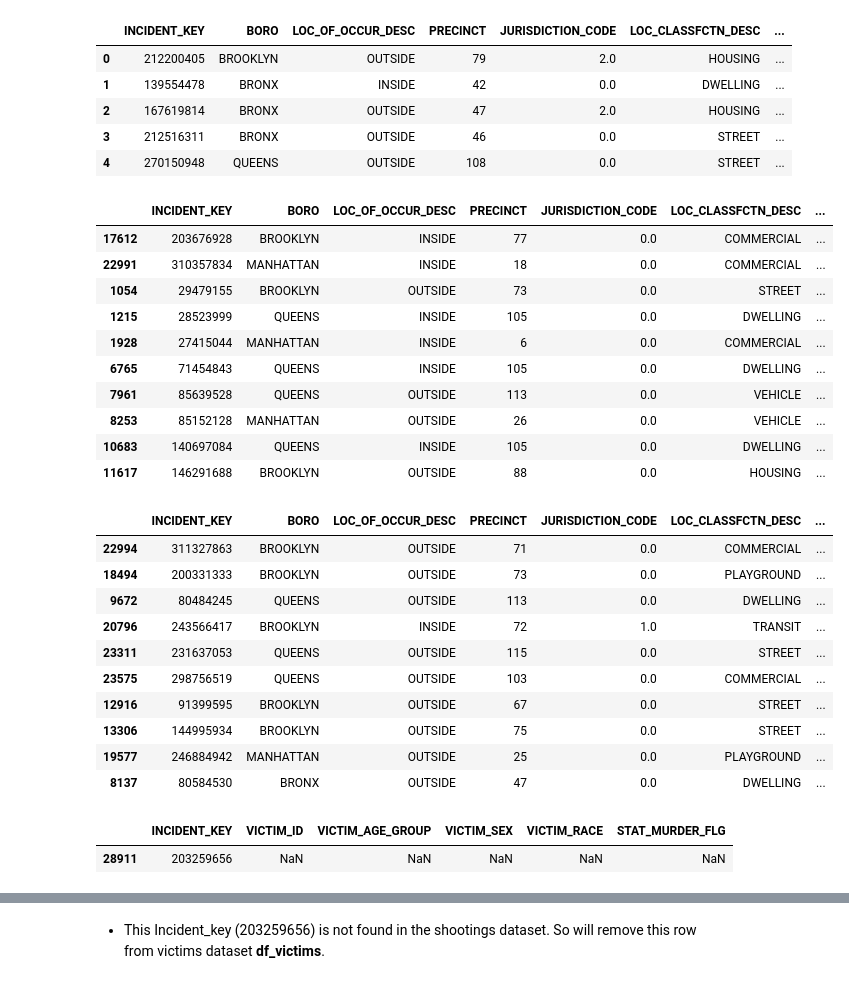
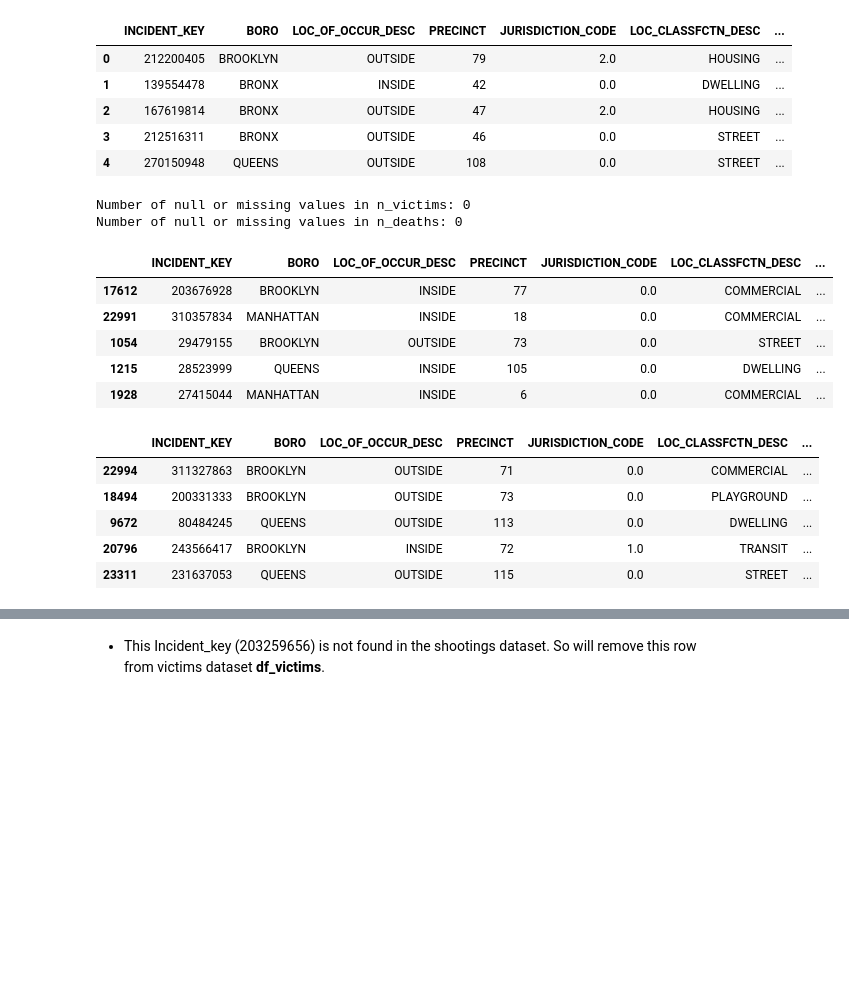
Before and after one commit to StevenKinghorn/NYCOpenData-Shootings-2006-Present, a Jupyter notebook: notebooks/3_EDA.ipynb, the cells around one changed output, grey strips where cells are left out. Cells and saved outputs as stored; diff of their text form; code cells hidden in the pictures; blank space fills up the shorter version.

Commit message:
Most of the EDA is complete for the NYCOpenData Shootings dataset - cleanup is still required.

```diff
--- a/notebooks/3_EDA.ipynb
+++ b/notebooks/3_EDA.ipynb
@@ -142,24 +142,26 @@ df_shootings.head()
 | 2 | 167619814 | BRONX | OUTSIDE | 47 | 2.0 | HOUSING | ... |
 | 3 | 212516311 | BRONX | OUTSIDE | 46 | 0.0 | STREET | ... |
 | 4 | 270150948 | QUEENS | OUTSIDE | 108 | 0.0 | STREET | ... |
+# %%
+#Checking for NaN in n_victims and n_deaths
+print(f"Number of null or missing values in n_victims: {df_shootings['n_victims'].isna().sum()}")
+print(f"Number of null or missing values in n_deaths: {df_shootings['n_deaths'].isna().sum()}")
+# %% [output]
+Number of null or missing values in n_victims: 0
+Number of null or missing values in n_deaths: 0
 # %%
 #What's the max number of deaths in one shooting?
-df_shootings.nlargest(10, 'n_deaths')
+df_shootings.nlargest(5, 'n_deaths')
 # %% [output]
 |  | INCIDENT_KEY | BORO | LOC_OF_OCCUR_DESC | PRECINCT | JURISDICTION_CODE | LOC_CLASSFCTN_DESC | ... |
 | 17612 | 203676928 | BROOKLYN | INSIDE | 77 | 0.0 | COMMERCIAL | ... |
 | 22991 | 310357834 | MANHATTAN | INSIDE | 18 | 0.0 | COMMERCIAL | ... |
 | 1054 | 29479155 | BROOKLYN | OUTSIDE | 73 | 0.0 | STREET | ... |
 | 1215 | 28523999 | QUEENS | INSIDE | 105 | 0.0 | DWELLING | ... |
 | 1928 | 27415044 | MANHATTAN | INSIDE | 6 | 0.0 | COMMERCIAL | ... |
-| 6765 | 71454843 | QUEENS | INSIDE | 105 | 0.0 | DWELLING | ... |
-| 7961 | 85639528 | QUEENS | OUTSIDE | 113 | 0.0 | VEHICLE | ... |
-| 8253 | 85152128 | MANHATTAN | OUTSIDE | 26 | 0.0 | VEHICLE | ... |
-| 10683 | 140697084 | QUEENS | INSIDE | 105 | 0.0 | DWELLING | ... |
-| 11617 | 146291688 | BROOKLYN | OUTSIDE | 88 | 0.0 | HOUSING | ... |
 # %%
 #What's the max number of victims in one shooting?
-df_shootings.nlargest(10, 'n_victims')
+df_shootings.nlargest(5, 'n_victims')
 # %% [output]
 |  | INCIDENT_KEY | BORO | LOC_OF_OCCUR_DESC | PRECINCT | JURISDICTION_CODE | LOC_CLASSFCTN_DESC | ... |
 | 22994 | 311327863 | BROOKLYN | OUTSIDE | 71 | 0.0 | COMMERCIAL | ... |
@@ -167,14 +169,3 @@ df_shootings.nlargest(10, 'n_victims')
 | 9672 | 80484245 | QUEENS | OUTSIDE | 113 | 0.0 | DWELLING | ... |
 | 20796 | 243566417 | BROOKLYN | INSIDE | 72 | 1.0 | TRANSIT | ... |
 | 23311 | 231637053 | QUEENS | OUTSIDE | 115 | 0.0 | STREET | ... |
-| 23575 | 298756519 | QUEENS | OUTSIDE | 103 | 0.0 | COMMERCIAL | ... |
-| 12916 | 91399595 | BROOKLYN | OUTSIDE | 67 | 0.0 | STREET | ... |
-| 13306 | 144995934 | BROOKLYN | OUTSIDE | 75 | 0.0 | STREET | ... |
-| 19577 | 246884942 | MANHATTAN | OUTSIDE | 25 | 0.0 | PLAYGROUND | ... |
-| 8137 | 80584530 | BRONX | OUTSIDE | 47 | 0.0 | DWELLING | ... |
-# %%
-#What data is missing?
-df_victims[df_victims.isna().any(axis=1)]
-# %% [output]
-|  | INCIDENT_KEY | VICTIM_ID | VICTIM_AGE_GROUP | VICTIM_SEX | VICTIM_RACE | STAT_MURDER_FLG |
-| 28911 | 203259656 | NaN | NaN | NaN | NaN | NaN |
```
Also changed, not shown: parts of 94 cells of this notebook.
